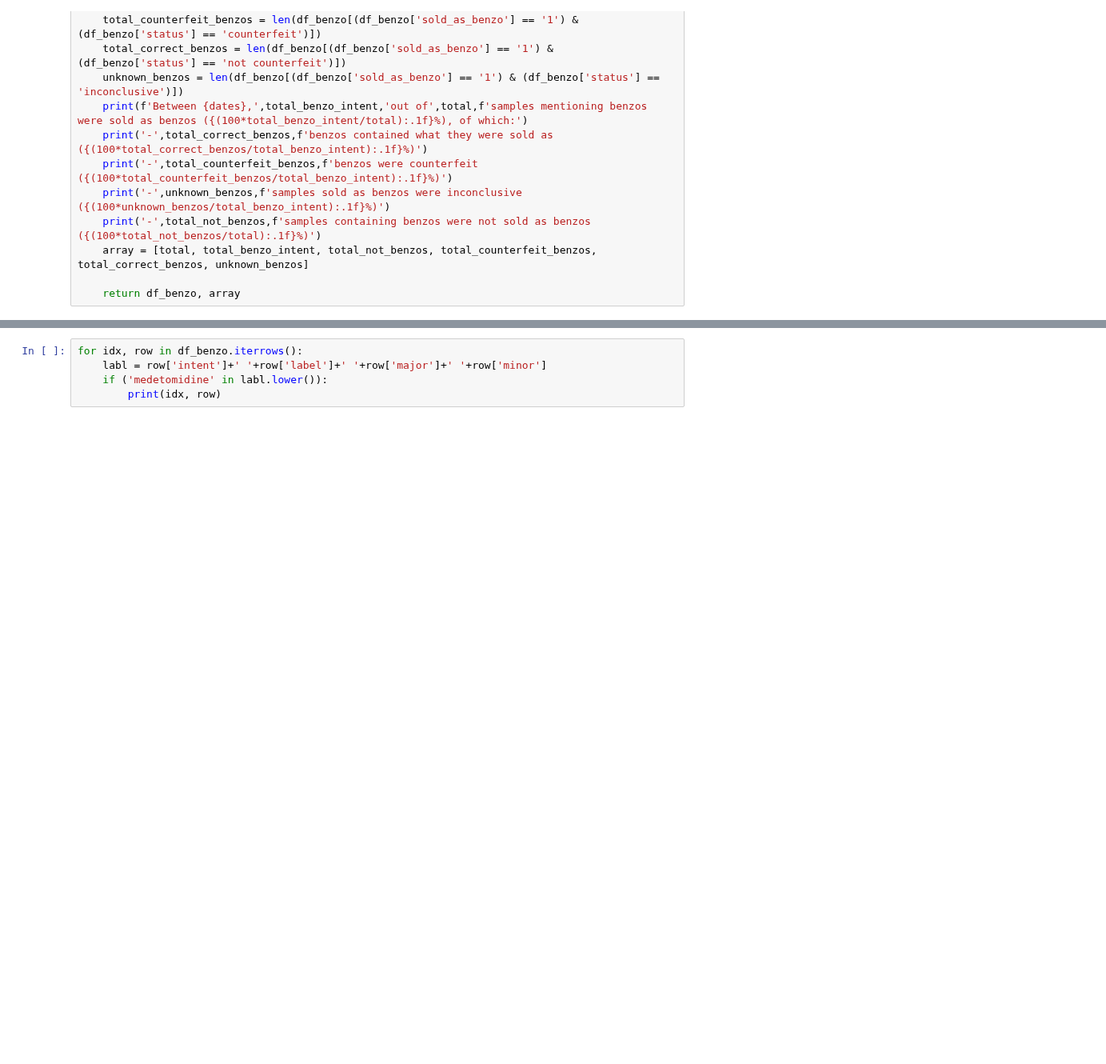
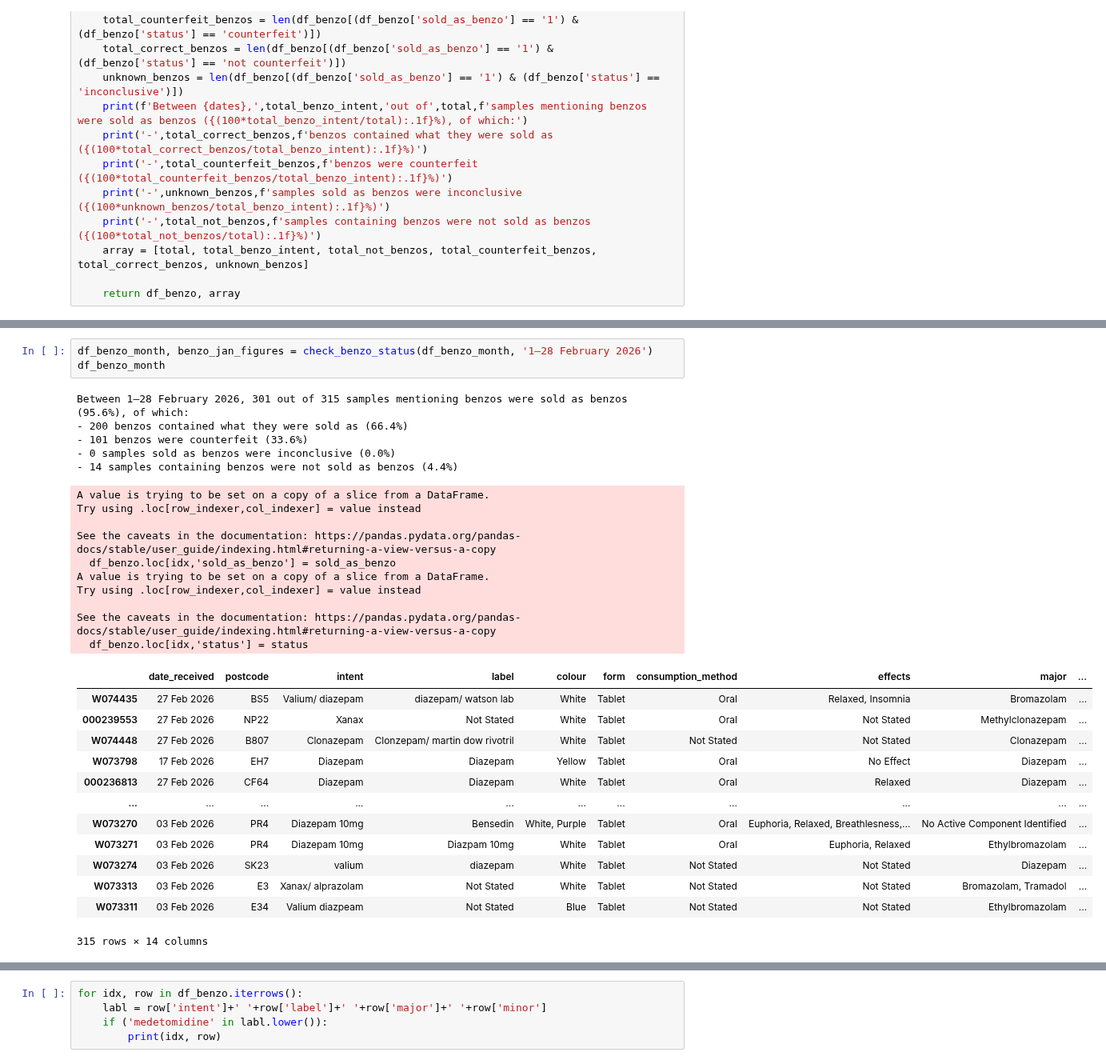
Before and after one commit to Benzo-Research-Project/NitazeneMap, a Jupyter notebook: WEDINOSParser.ipynb, the cells around one changed output, grey strips where cells are left out. Shown at 80% size. Saved outputs shown, nothing was run; the diff lists cells and outputs as text; blank space fills up the shorter version.

```diff
--- a/WEDINOSParser.ipynb
+++ b/WEDINOSParser.ipynb
@@ -830,3 +769,35 @@ See the caveats in the documentation: https://pandas.pydata.org/pandas-docs/stab
+# %%
+df_benzo_month, benzo_jan_figures = check_benzo_status(df_benzo_month, '1–28 February 2026')
+df_benzo_month
+# %% [output]
+Between 1–28 February 2026, 301 out of 315 samples mentioning benzos were sold as benzos (95.6%), of which:
+- 200 benzos contained what they were sold as (66.4%)
+- 101 benzos were counterfeit (33.6%)
+- 0 samples sold as benzos were inconclusive (0.0%)
+- 14 samples containing benzos were not sold as benzos (4.4%)
+A value is trying to be set on a copy of a slice from a DataFrame.
+Try using .loc[row_indexer,col_indexer] = value instead
+
+See the caveats in the documentation: https://pandas.pydata.org/pandas-docs/stable/user_guide/indexing.html#returning-a-view-versus-a-copy
+  df_benzo.loc[idx,'sold_as_benzo'] = sold_as_benzo
+A value is trying to be set on a copy of a slice from a DataFrame.
+Try using .loc[row_indexer,col_indexer] = value instead
+
+See the caveats in the documentation: https://pandas.pydata.org/pandas-docs/stable/user_guide/indexing.html#returning-a-view-versus-a-copy
+  df_benzo.loc[idx,'status'] = status
+|  | date_received | postcode | intent | label | colour | form | consumption_method | effects | major | ... |
+| W074435 | 27 Feb 2026 | BS5 | Valium/ diazepam | diazepam/ watson lab | White | Tablet | Oral | Relaxed, Insomnia | Bromazolam | ... |
+| 000239553 | 27 Feb 2026 | NP22 | Xanax | Not Stated | White | Tablet | Oral | Not Stated | Methylclonazepam | ... |
+| W074448 | 27 Feb 2026 | B807 | Clonazepam | Clonzepam/ martin dow rivotril | White | Tablet | Not Stated | Not Stated | Clonazepam | ... |
+| W073798 | 17 Feb 2026 | EH7 | Diazepam | Diazepam | Yellow | Tablet | Oral | No Effect | Diazepam | ... |
+| 000236813 | 27 Feb 2026 | CF64 | Diazepam | Diazepam | White | Tablet | Oral | Relaxed | Diazepam | ... |
+| ... | ... | ... | ... | ... | ... | ... | ... | ... | ... | ... |
+| W073270 | 03 Feb 2026 | PR4 | Diazepam 10mg | Bensedin | White, Purple | Tablet | Oral | Euphoria, Relaxed, Breathlesness,... | No Active Component Identified | ... |
+| W073271 | 03 Feb 2026 | PR4 | Diazepam 10mg | Diazpam 10mg | White | Tablet | Oral | Euphoria, Relaxed | Ethylbromazolam | ... |
+| W073274 | 03 Feb 2026 | SK23 | valium | diazepam | White | Tablet | Not Stated | Not Stated | Diazepam | ... |
+| W073313 | 03 Feb 2026 | E3 | Xanax/ alprazolam | Not Stated | White | Tablet | Not Stated | Not Stated | Bromazolam, Tramadol | ... |
+| W073311 | 03 Feb 2026 | E34 | Valium diazpeam | Not Stated | Blue | Tablet | Not Stated | Not Stated | Ethylbromazolam | ... |
+315 rows × 14 columns
 # %%
 
 df_benzo_2025 = check_benzo_status(df_benzo_2025, '')
```
Also changed, not shown: parts of 19 cells of this notebook, 6 other files.
